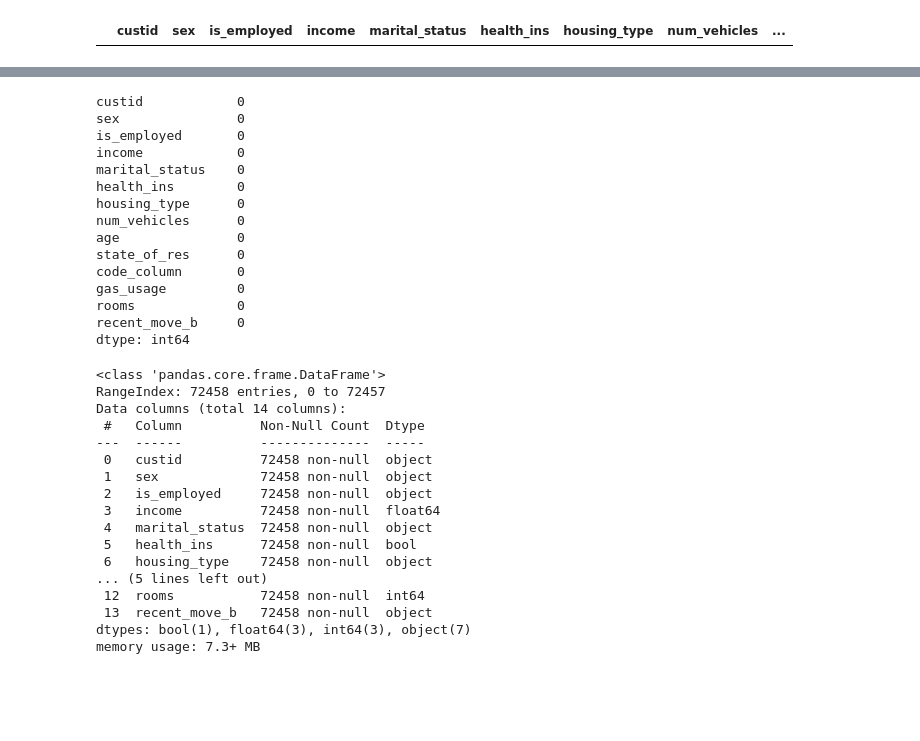
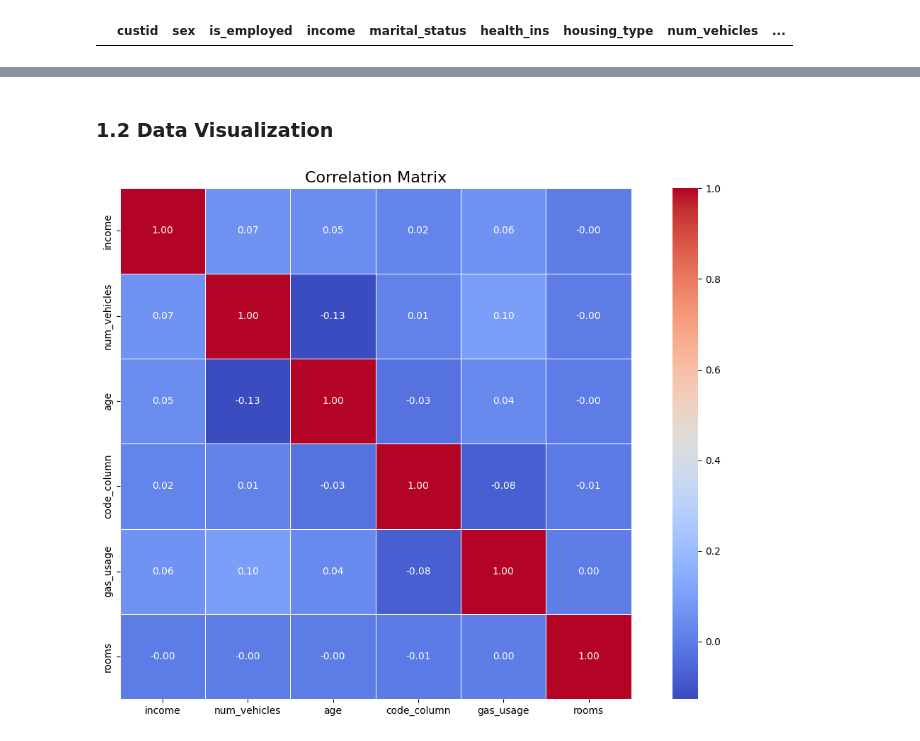
Before and after one commit to mivhvl/Predicting-Health-Ins., a Jupyter notebook: IDC.ipynb, the cells around one changed output, grey strips where cells are left out. Saved outputs shown, nothing was run; the diff lists cells and outputs as text; code cells hidden in the pictures; blank space fills up the shorter version.

```diff
--- a/IDC.ipynb
+++ b/IDC.ipynb
@@ -181,9 +255,0 @@ plt.show()
-# %%
-# Income histogram plot
-sns.set(style="whitegrid")
-plt.figure(figsize=(12, 6))  # Set the figure size
-sns.histplot(df['income'], bins=60, kde=True, color='skyblue', edgecolor='black')
-plt.title('Income Distribution', fontsize=18)
-plt.xlabel('Income', fontsize=14)
-plt.ylabel('Frequency', fontsize=14)
-plt.show()
@@ -378,39 +255,0 @@ For example, when doing 'df[col].method(value, inplace=True)', try using 'df.met
-# %%
-# Missing values check
-df.isna().sum()
-# %% [output]
-custid            0
-sex               0
-is_employed       0
-income            0
-marital_status    0
-health_ins        0
-housing_type      0
-num_vehicles      0
-age               0
-state_of_res      0
-code_column       0
-gas_usage         0
-rooms             0
-recent_move_b     0
-dtype: int64
-# %%
-df.info()
-# %% [output]
-<class 'pandas.core.frame.DataFrame'>
-RangeIndex: 72458 entries, 0 to 72457
-Data columns (total 14 columns):
- #   Column          Non-Null Count  Dtype
----  ------          --------------  -----
- 0   custid          72458 non-null  object
- 1   sex             72458 non-null  object
- 2   is_employed     72458 non-null  object
- 3   income          72458 non-null  float64
- 4   marital_status  72458 non-null  object
- 5   health_ins      72458 non-null  bool
- 6   housing_type    72458 non-null  object
-... (5 lines left out)
- 12  rooms           72458 non-null  int64
- 13  recent_move_b   72458 non-null  object
-dtypes: bool(1), float64(3), int64(3), object(7)
-memory usage: 7.3+ MB
@@ -423,6 +256,23 @@ df.recent_move_b = df.recent_move_b.map({'F':0, 'T':1}) # bool recent_move_b fro
-# %%
-#One hot coding for some features
-df = pd.get_dummies(df, columns=['is_employed'], prefix='employment_s', drop_first=True, dtype=int)
-df = pd.get_dummies(df, columns=['marital_status'], prefix='marital_s', dtype=int)
-df = pd.get_dummies(df, columns=['housing_type'], prefix='housing_type', dtype=int)
-df = pd.get_dummies(df, columns=['state_of_res'], prefix='state', dtype=int)
+# %% [markdown]
+### 1.2 Data Visualization
+# %%
+# Features correlations (numerical features)
+numerical_df = df.select_dtypes(include=[np.number])
+correlation_matrix = numerical_df.corr()
+
+plt.figure(figsize=(12, 8))
+sns.heatmap(
+    correlation_matrix,
+    annot=True,
+    fmt=".2f",
+    cmap='coolwarm',
+    linewidths=0.7,
+    square=True,
+)
+
+plt.title('Correlation Matrix', fontsize=16)
+
+plt.tight_layout()
+plt.show()
+# %% [output]
+[figure, added]
```
Also changed, not shown: parts of 140 cells of this notebook, 2 other files.
